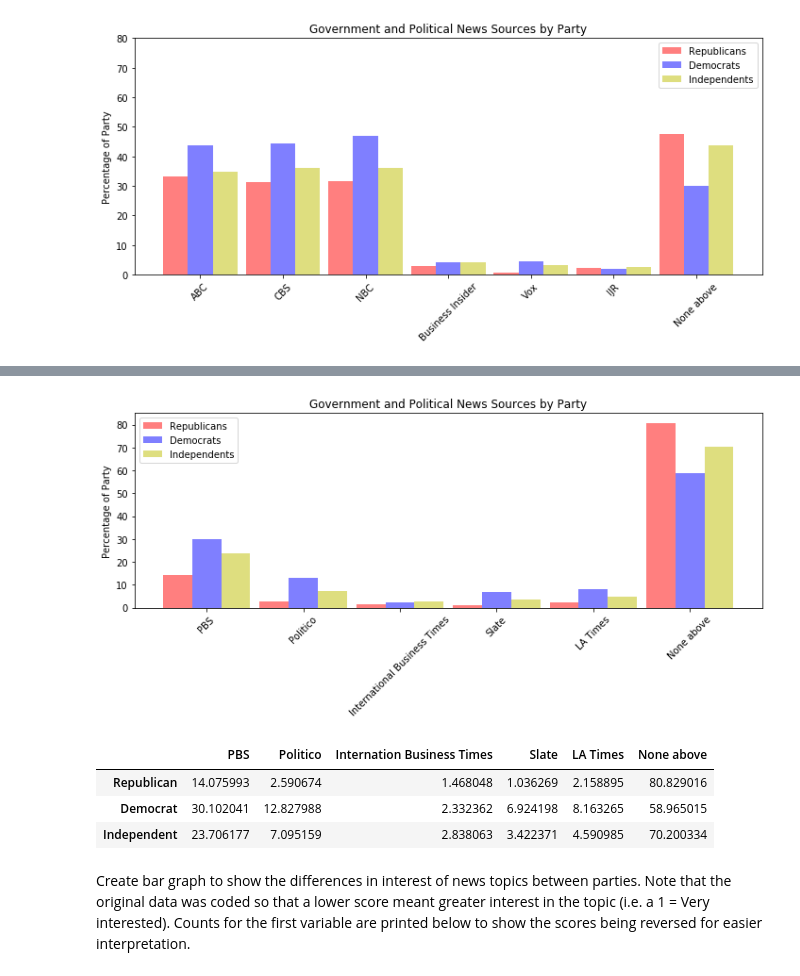
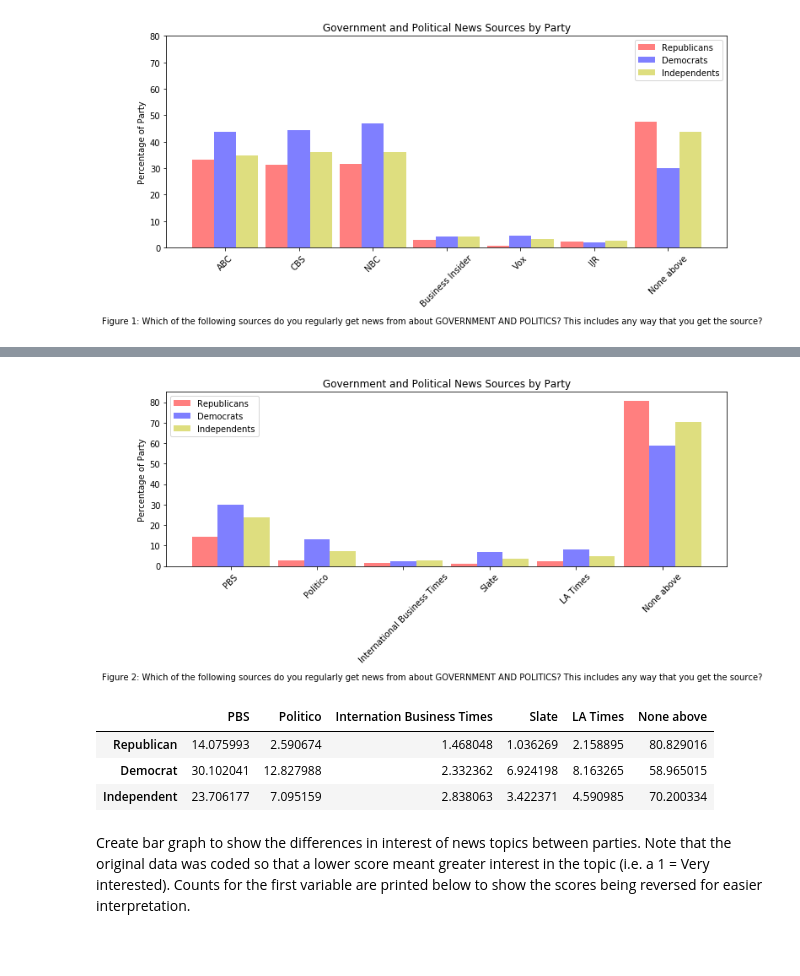
Before and after one commit to dstolbert/Thinkful-Capstone-1, a Jupyter notebook: Analyzing news information habits by political party.ipynb, the cells around one changed output, grey strips where cells are left out. Drawn from its saved outputs; the diff is of its cells as text; code cells hidden in the pictures; blank space fills up the shorter version.

Commit message:
Add figure captions, refactor code

```diff
--- a/Analyzing news information habits by political party.ipynb
+++ b/Analyzing news information habits by political party.ipynb
@@ -33,34 +33,36 @@ party_df.index = range(len(party_df))
 political_source1 = party_df.groupby('PARTY')['POLSOURCE1_1', 'POLSOURCE1_2', 'POLSOURCE1_3', 'POLSOURCE1_4', 'POLSOURCE1_5', 'POLSOURCE1_6', 'POLSOURCE1_99'].sum()
 political_source1.columns = ['ABC', 'CBS', 'NBC', 'Business Insider', 'Vox', 'Independent Journal Review', 'None above']
 political_source1.index = parties
 party_n = [1158, 1372, 1198]
 
 #convert to %
 for i in range(3):
     for ii in range(len(political_source1.iloc[i])):
         political_source1.iloc[i][ii] = political_source1.iloc[i][ii]/party_n[i]*100
 
 
 ind = np.arange(len(political_source1.columns))
 width = 0.3
 fig, ax = plt.subplots(figsize=(10,5))
+txt = 'Figure 1: Which of the following sources do you regularly get news from about GOVERNMENT AND POLITICS? This includes any way that you get the source?'
 
 rep_bars = ax.bar(ind - width, political_source1.loc['Republican'], width, label='Republicans', color='r', alpha=0.5)
 dem_bars = ax.bar(ind, political_source1.loc['Democrat'], width, label='Democrats', color='b', alpha=0.5)
 ind_bars = ax.bar(ind + width, political_source1.loc['Independent'], width, label='Independents', color='y', alpha=0.5)
 
 ax.set_ylabel('Percentage of Party')
 ax.set_ylim(0,80)
 ax.set_title('Government and Political News Sources by Party')
 ax.set_xticklabels(['','ABC','CBS', 'NBC', 'Business Insider', 'Vox', 'IJR', 'None above'], rotation=45)
 ax.legend()
 
+fig.text(0.5, -.02, txt, ha='center')
 fig.tight_layout()
 plt.show()
 
 political_source1
 # %% [output]
-[figure, old version]
+[figure, new version]
 |  | ABC | CBS | NBC | Business Insider | Vox | Independent Journal Review | None above |
 | Republican | 33.246978 | 31.174439 | 31.519862 | 2.936097 | 0.518135 | 2.245250 | 47.668394 |
 | Democrat | 43.658892 | 44.387755 | 46.938776 | 4.227405 | 4.373178 | 1.895044 | 30.029155 |
@@ -82,6 +84,7 @@ for i in range(3):
 ind = np.arange(len(political_source2.columns))
 width = 0.3
 fig, ax = plt.subplots(figsize=(10,5))
+txt = 'Figure 2: Which of the following sources do you regularly get news from about GOVERNMENT AND POLITICS? This includes any way that you get the source?'
 
 rep_bars = ax.bar(ind - width, political_source2.loc['Republican'], width, label='Republicans', color='r', alpha=0.5)
 dem_bars = ax.bar(ind, political_source2.loc['Democrat'], width, label='Democrats', color='b', alpha=0.5)
@@ -93,12 +96,13 @@ ax.set_title('Government and Political News Sources by Party')
 ax.set_xticklabels(['','PBS','Politico', 'International Business Times', 'Slate', 'LA Times', 'None above'], rotation=45)
 ax.legend()
 
+fig.text(0.5, -.02, txt, ha='center')
 fig.tight_layout()
 plt.show()
 
 political_source2
 # %% [output]
-[figure, old version]
+[figure, new version]
 |  | PBS | Politico | Internation Business Times | Slate | LA Times | None above |
 | Republican | 14.075993 | 2.590674 | 1.468048 | 1.036269 | 2.158895 | 80.829016 |
 | Democrat | 30.102041 | 12.827988 | 2.332362 | 6.924198 | 8.163265 | 58.965015 |
```
Also changed, not shown: parts of 1 cell of this notebook, 3 other files.
